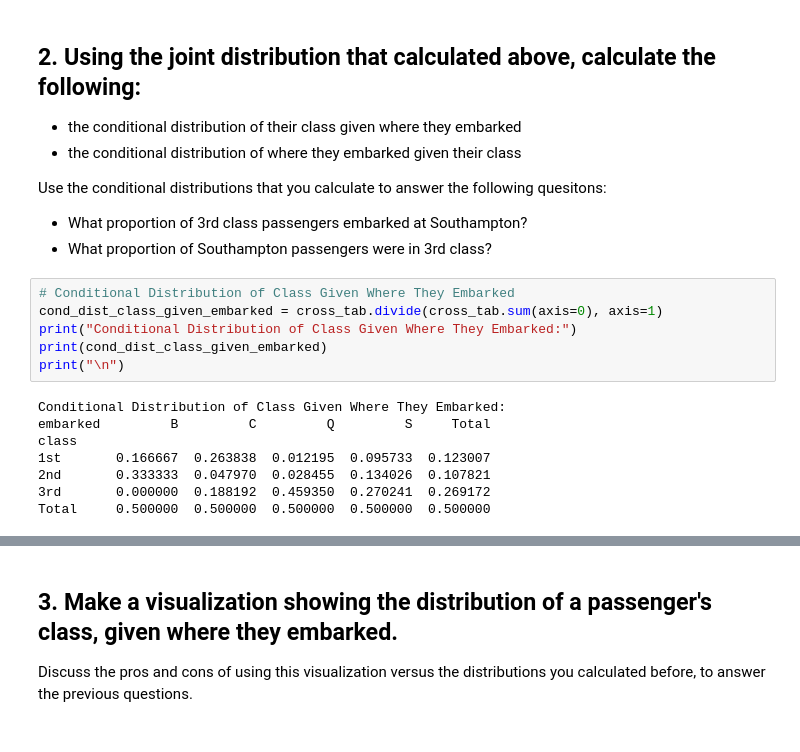
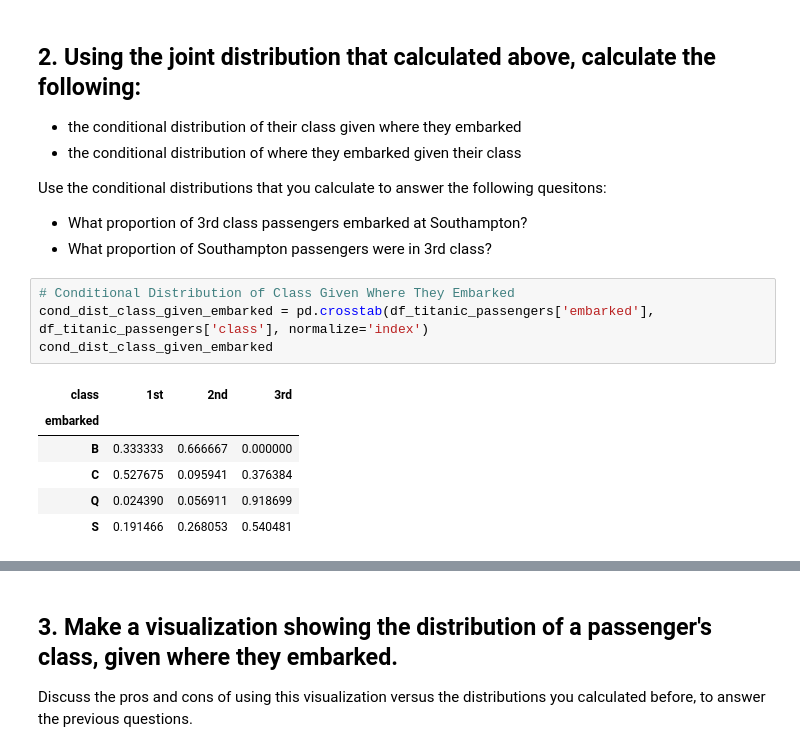
Before and after one commit to jlee932cp/GSB544_JosephLee, a Jupyter notebook: practiceActivity2_1_JosephLee.ipynb, the cells around one changed output, grey strips where cells are left out. Cells and saved outputs as stored; diff of their text form.

```diff
--- a/practiceActivity2_1_JosephLee.ipynb
+++ b/practiceActivity2_1_JosephLee.ipynb
@@ -108,19 +120,16 @@ Use the conditional distributions that you calculate to answer the following que
 
 * What proportion of 3rd class passengers embarked at Southampton?
 * What proportion of Southampton passengers were in 3rd class?
-# %%
-# Conditional Distribution of Class Given Where They Embarked
-cond_dist_class_given_embarked = cross_tab.divide(cross_tab.sum(axis=0), axis=1)
-print("Conditional Distribution of Class Given Where They Embarked:")
-print(cond_dist_class_given_embarked)
-print("\n")
-# %% [output]
-Conditional Distribution of Class Given Where They Embarked:
-embarked         B         C         Q         S     Total
-class
-1st       0.166667  0.263838  0.012195  0.095733  0.123007
-2nd       0.333333  0.047970  0.028455  0.134026  0.107821
-3rd       0.000000  0.188192  0.459350  0.270241  0.269172
-Total     0.500000  0.500000  0.500000  0.500000  0.500000
+# %%
+# Conditional Distribution of Class Given Where They Embarked
+cond_dist_class_given_embarked = pd.crosstab(df_titanic_passengers['embarked'], df_titanic_passengers['class'], normalize='index')
+cond_dist_class_given_embarked
+# %% [output]
+| class | 1st | 2nd | 3rd |
+| embarked |  |  |  |
+| B | 0.333333 | 0.666667 | 0.000000 |
+| C | 0.527675 | 0.095941 | 0.376384 |
+| Q | 0.024390 | 0.056911 | 0.918699 |
+| S | 0.191466 | 0.268053 | 0.540481 |
 # %%
 # Conditional Distribution of Where They Embarked Given Their Class
```
Also changed, not shown: parts of 11 cells of this notebook, 1 other file.
